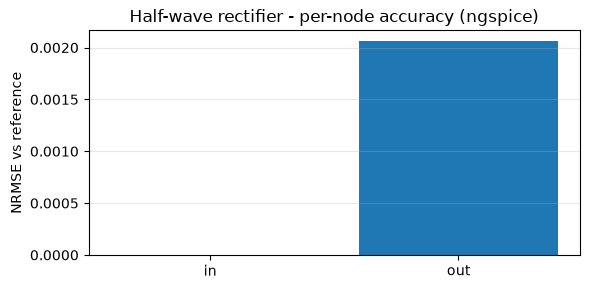
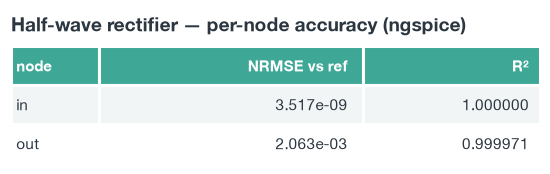
The notebook cell's code change between the first figure and the second:
--- before
+++ after
@@ -1,4 +1,2 @@
-import matplotlib.pyplot as plt
-
 nodes  = [p["node"] for p in val.per_node]
 nrmses = [p["nrmse"] for p in val.per_node]
@@ -6,8 +4,17 @@
     print("  %-6s NRMSE %.3e   R^2 %.6f" % (p["node"], p["nrmse"], p["r2"]))
 
-fig, ax = plt.subplots(figsize=(6, 3))
-ax.bar(nodes, nrmses)
+# Per-node accuracy table.
+table(
+    ["node", "NRMSE vs ref", "R²"],
+    [(p["node"], "%.3e" % p["nrmse"], "%.6f" % p["r2"]) for p in val.per_node],
+    title="Half-wave rectifier — per-node accuracy (%s)" % val.reference_engine,
+)
+plt.show()
+
+fig, ax = plt.subplots(figsize=(6.4, 3.2))
+ax.bar(nodes, nrmses, color=PALETTE["teal"], width=0.6, zorder=3)
 ax.set_ylabel("NRMSE vs reference")
-ax.set_title("Half-wave rectifier - per-node accuracy (%s)" % val.reference_engine)
-ax.grid(axis="y", alpha=0.3)
+ax.set_title("Half-wave rectifier: per-node accuracy (%s)" % val.reference_engine)
+ax.grid(axis="y")
+ax.set_axisbelow(True)
 plt.tight_layout(); plt.show()

Commit: feat(notebooks): shared house style — professional figures + tables